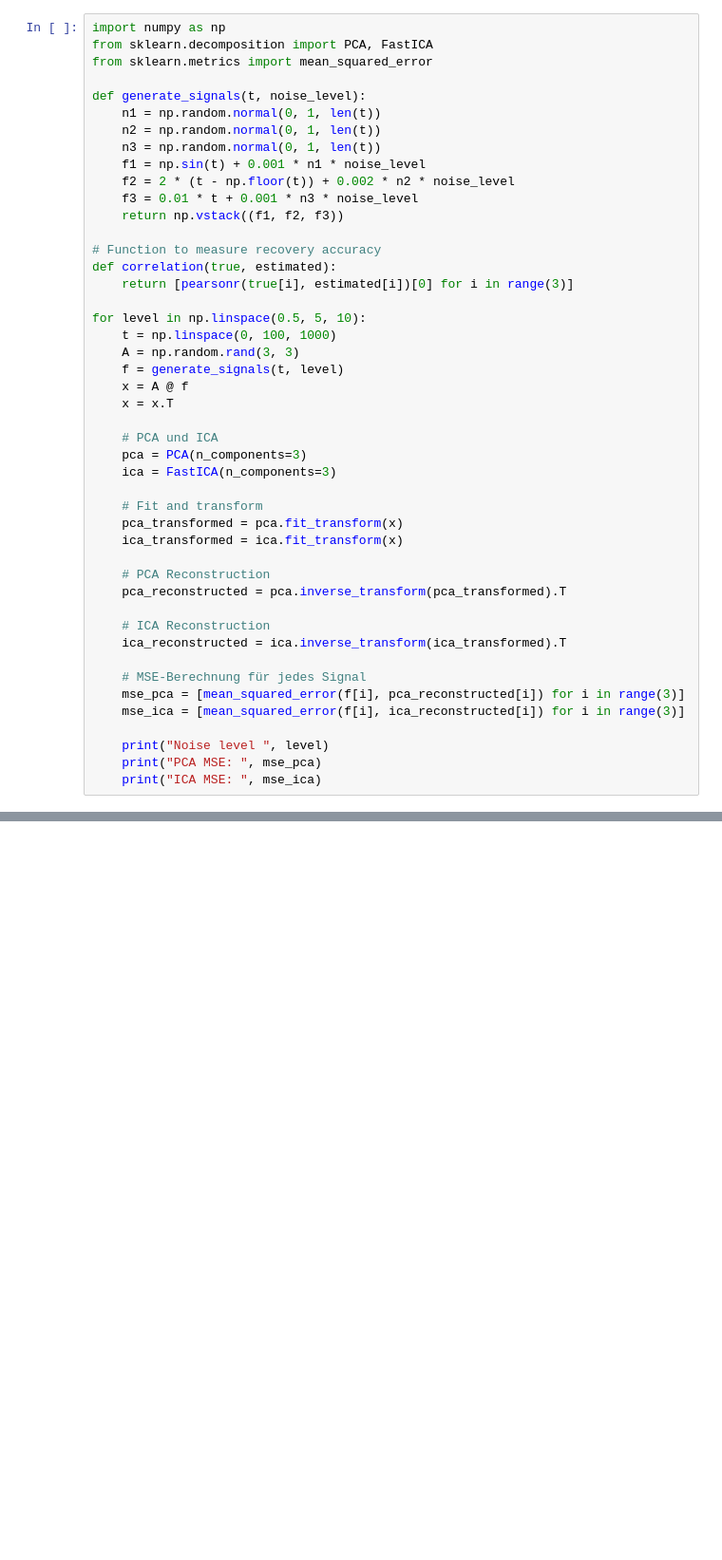
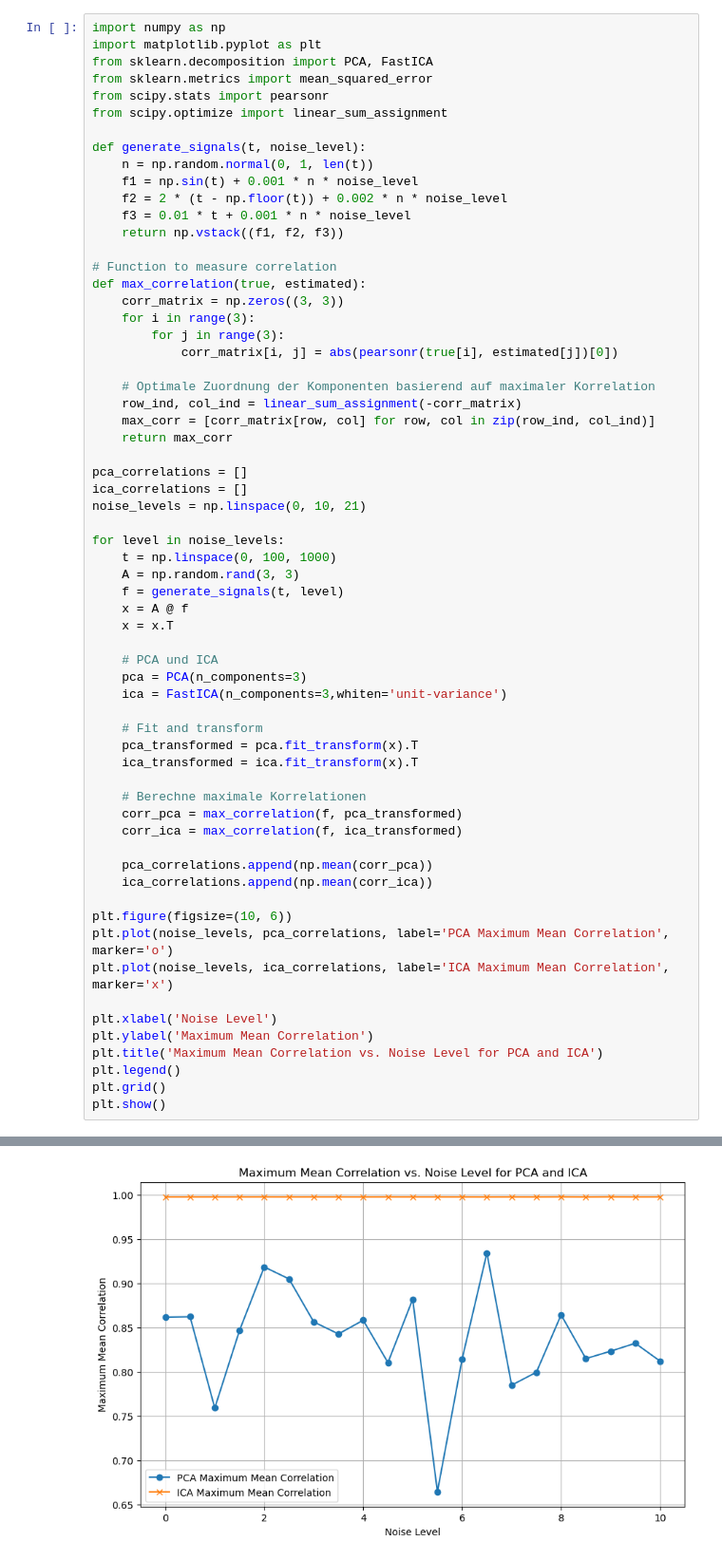
Before and after one commit to regniG00/mlimweb24, a Jupyter notebook: exercise2/exercise2.ipynb, the cells around one changed output, grey strips where cells are left out. Shown: that part at 95% size. Drawn from its saved outputs; the diff is of its cells as text; blank space fills up the shorter version.

```diff
--- a/exercise2/exercise2.ipynb
+++ b/exercise2/exercise2.ipynb
@@ -1,22 +1,35 @@
 # %%
 import numpy as np
+import matplotlib.pyplot as plt
 from sklearn.decomposition import PCA, FastICA
 from sklearn.metrics import mean_squared_error
+from scipy.stats import pearsonr
+from scipy.optimize import linear_sum_assignment
 
 def generate_signals(t, noise_level):
-    n1 = np.random.normal(0, 1, len(t))
-    n2 = np.random.normal(0, 1, len(t))
-    n3 = np.random.normal(0, 1, len(t))
-    f1 = np.sin(t) + 0.001 * n1 * noise_level
-    f2 = 2 * (t - np.floor(t)) + 0.002 * n2 * noise_level
-    f3 = 0.01 * t + 0.001 * n3 * noise_level
+    n = np.random.normal(0, 1, len(t))
+    f1 = np.sin(t) + 0.001 * n * noise_level
+    f2 = 2 * (t - np.floor(t)) + 0.002 * n * noise_level
+    f3 = 0.01 * t + 0.001 * n * noise_level
     return np.vstack((f1, f2, f3))
 
-# Function to measure recovery accuracy
-def correlation(true, estimated):
-    return [pearsonr(true[i], estimated[i])[0] for i in range(3)]
+# Function to measure correlation
+def max_correlation(true, estimated):
+    corr_matrix = np.zeros((3, 3))
+    for i in range(3):
+        for j in range(3):
+            corr_matrix[i, j] = abs(pearsonr(true[i], estimated[j])[0])
 
-for level in np.linspace(0.5, 5, 10):
+    # Optimale Zuordnung der Komponenten basierend auf maximaler Korrelation
+    row_ind, col_ind = linear_sum_assignment(-corr_matrix)
+    max_corr = [corr_matrix[row, col] for row, col in zip(row_ind, col_ind)]
+    return max_corr
+
+pca_correlations = []
+ica_correlations = []
+noise_levels = np.linspace(0, 10, 21)
+
+for level in noise_levels:
     t = np.linspace(0, 100, 1000)
     A = np.random.rand(3, 3)
     f = generate_signals(t, level)
@@ -25,23 +38,27 @@ for level in np.linspace(0.5, 5, 10):
 
     # PCA und ICA
     pca = PCA(n_components=3)
-    ica = FastICA(n_components=3)
+    ica = FastICA(n_components=3,whiten='unit-variance')
 
     # Fit and transform
-    pca_transformed = pca.fit_transform(x)
-    ica_transformed = ica.fit_transform(x)
+    pca_transformed = pca.fit_transform(x).T
+    ica_transformed = ica.fit_transform(x).T
 
-    # PCA Reconstruction
-    pca_reconstructed = pca.inverse_transform(pca_transformed).T
+    # Berechne maximale Korrelationen
+    corr_pca = max_correlation(f, pca_transformed)
+    corr_ica = max_correlation(f, ica_transformed)
 
-    # ICA Reconstruction
-    ica_reconstructed = ica.inverse_transform(ica_transformed).T
+    pca_correlations.append(np.mean(corr_pca))
+    ica_correlations.append(np.mean(corr_ica))
 
-    # MSE-Berechnung für jedes Signal
-    mse_pca = [mean_squared_error(f[i], pca_reconstructed[i]) for i in range(3)]
-    mse_ica = [mean_squared_error(f[i], ica_reconstructed[i]) for i in range(3)]
+plt.figure(figsize=(10, 6))
+plt.plot(noise_levels, pca_correlations, label='PCA Maximum Mean Correlation', marker='o')
+plt.plot(noise_levels, ica_correlations, label='ICA Maximum Mean Correlation', marker='x')
 
-    print("Noise level ", level)
-    print("PCA MSE: ", mse_pca)
-    print("ICA MSE: ", mse_ica)
+plt.xlabel('Noise Level')
+plt.ylabel('Maximum Mean Correlation')
+plt.title('Maximum Mean Correlation vs. Noise Level for PCA and ICA')
+plt.legend()
+plt.grid()
+plt.show()
 # %% [output]
@@ -64,0 +65 @@ ICA MSE:  [1.1544607532827966, 0.17086529910568357, 0.3735289363310721]
+[figure, added]
```
Also changed, not shown: parts of 2 cells of this notebook.
